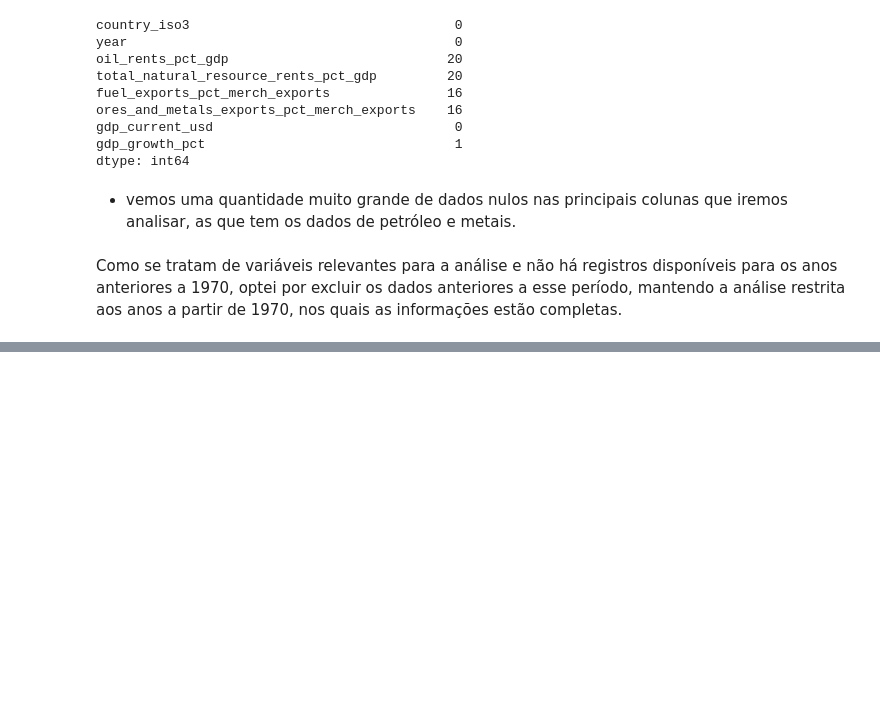
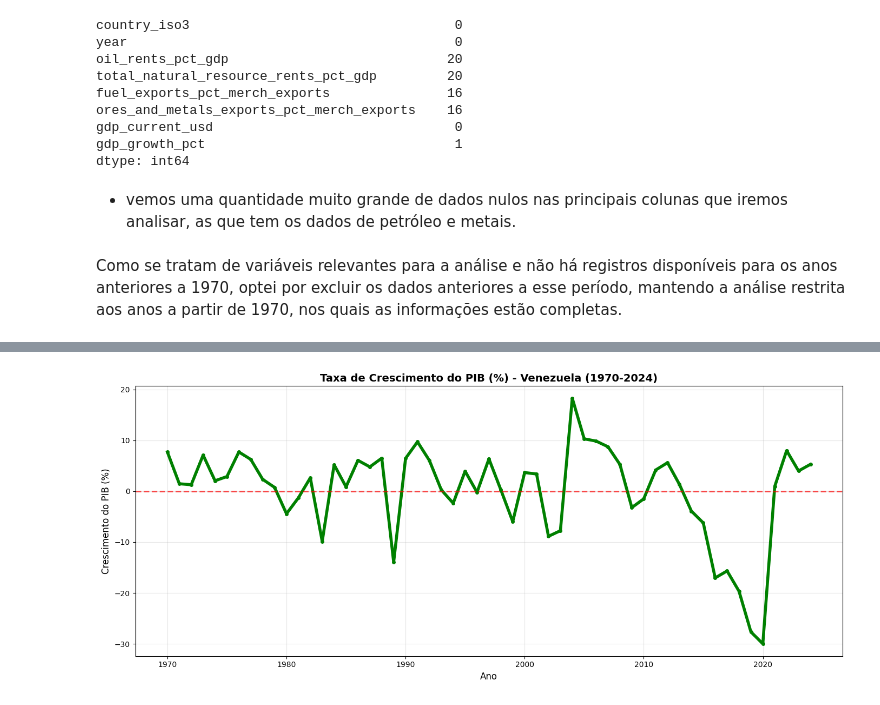
Before and after one commit to JonasSouza871/kaggle_DataScience_showcase, a Jupyter notebook: venezuela_economic_analysis_1970_2024.ipynb, the cells around one changed output, grey strips where cells are left out. Drawn from its saved outputs; the diff is of its cells as text; code cells hidden in the pictures; blank space fills up the shorter version.

```diff
--- a/venezuela_economic_analysis_1970_2024.ipynb
+++ b/venezuela_economic_analysis_1970_2024.ipynb
@@ -144,0 +320,13 @@ df
+# %%
+# Crescimento do PIB ao longo do tempo
+plt.figure(figsize=(14, 6))
+plt.plot(df['year'], df['gdp_growth_pct'], marker='o', color='green', linewidth=4, markersize=4)
+plt.axhline(y=0, color='red', linestyle='--', alpha=0.7, linewidth=2)
+plt.title('Taxa de Crescimento do PIB (%) - Venezuela (1970-2024)', fontsize=14, fontweight='bold')
+plt.xlabel('Ano', fontsize=12)
+plt.ylabel('Crescimento do PIB (%)', fontsize=12)
+plt.grid(True, alpha=0.3)
+plt.tight_layout()
+plt.show()
+# %% [output]
+[figure, added]
```
Also changed, not shown: parts of 20 cells of this notebook.
